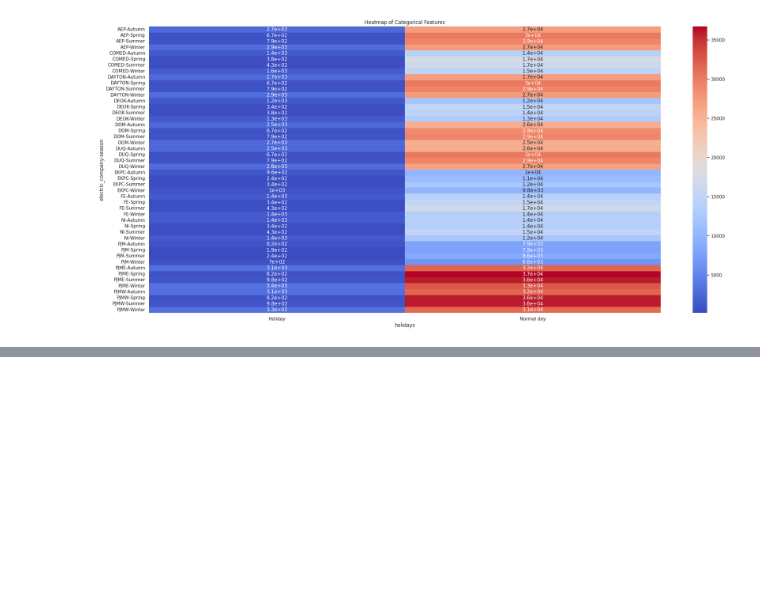
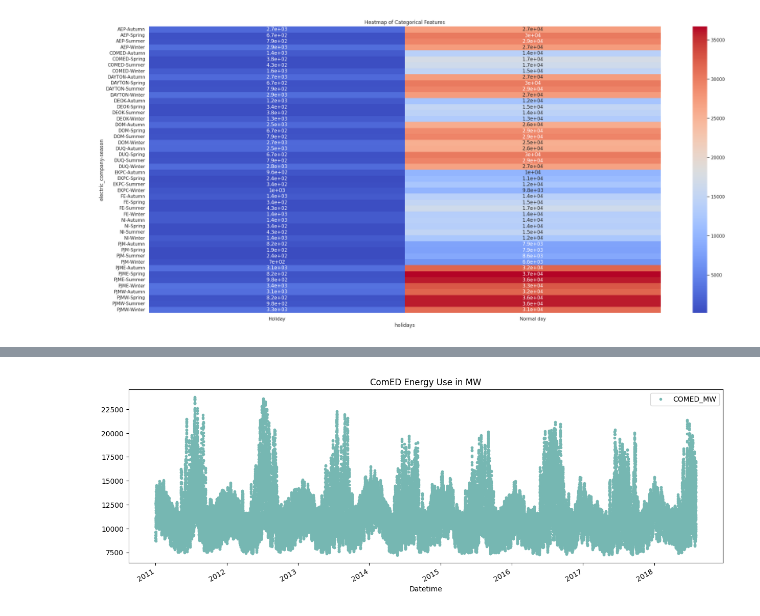
Before and after one commit to Tahsinmullick/energy_consumption_forecast_and_causal_modeling, a Jupyter notebook: Energy_Consumption_Modeling,_Forecast_and_Causal_Inference.ipynb, the cells around one changed output, grey strips where cells are left out. Drawn from its saved outputs; the diff is of its cells as text; code cells hidden in the pictures; blank space fills up the shorter version.

```diff
--- a/Energy_Consumption_Modeling,_Forecast_and_Causal_Inference.ipynb
+++ b/Energy_Consumption_Modeling,_Forecast_and_Causal_Inference.ipynb
@@ -714,0 +809,10 @@ plt.show()
+# %%
+# Plotting the ComED data
+
+df_comed.plot(style='.',
+        figsize=(15, 5),
+        color='#76B7B2',
+        title='ComED Energy Use in MW')
+plt.show()
+# %% [output]
+[figure, added]
```
Also changed, not shown: parts of 55 cells of this notebook, 4 other files.
